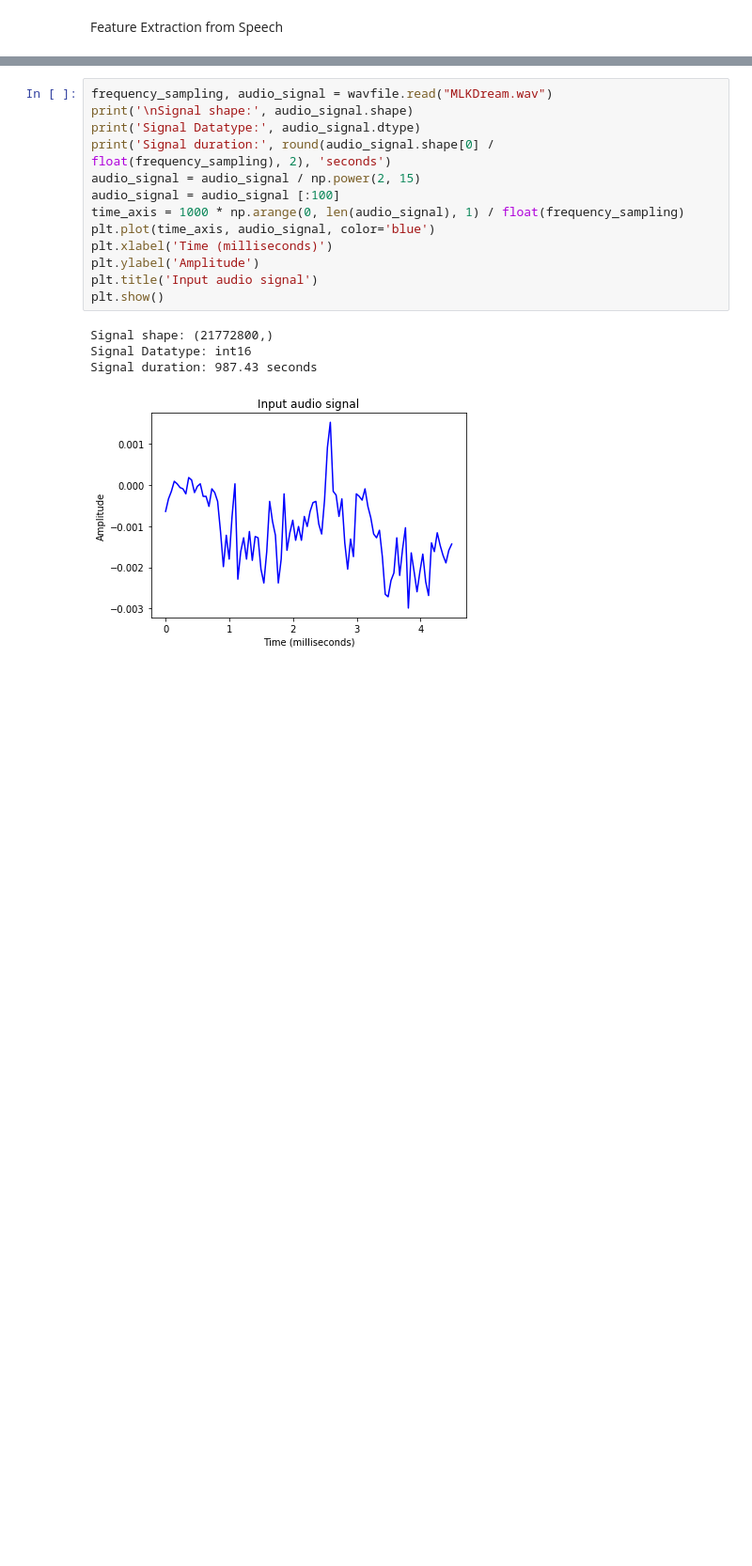
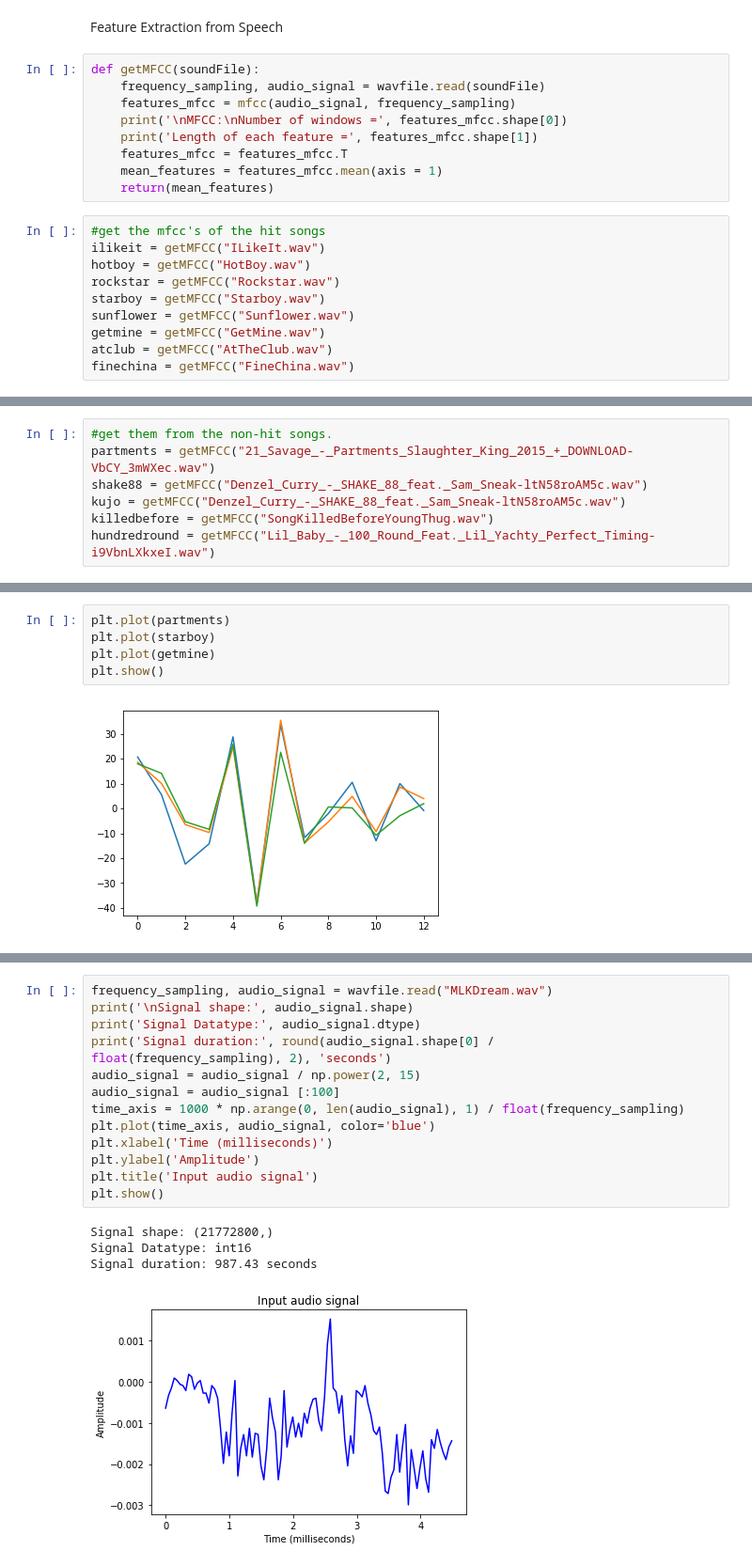
Before and after one commit to cyrusParvereshi/HipHop-R-B_Hit_Song_Prediction, a Jupyter notebook: SoundAnalysis/soundAnalysisPractice.ipynb, the cells around one changed output, grey strips where cells are left out. Shown at 94% size. Drawn from its saved outputs; the diff is of its cells as text; blank space fills up the shorter version.

Commit message:
got the MFC matrices, saved combined averages in mfccDF.pkl

```diff
--- a/SoundAnalysis/soundAnalysisPractice.ipynb
+++ b/SoundAnalysis/soundAnalysisPractice.ipynb
@@ -23,2 +24,21 @@ I'm a motherfuking Starboy
 # %% [markdown]
 Feature Extraction from Speech
+# %%
+def getMFCC(soundFile):
+    frequency_sampling, audio_signal = wavfile.read(soundFile)
+    features_mfcc = mfcc(audio_signal, frequency_sampling)
+    print('\nMFCC:\nNumber of windows =', features_mfcc.shape[0])
+    print('Length of each feature =', features_mfcc.shape[1])
+    features_mfcc = features_mfcc.T
+    mean_features = features_mfcc.mean(axis = 1)
+    return(mean_features)
+# %%
+#get the mfcc's of the hit songs
+ilikeit = getMFCC("ILikeIt.wav")
+hotboy = getMFCC("HotBoy.wav")
+rockstar = getMFCC("Rockstar.wav")
+starboy = getMFCC("Starboy.wav")
+sunflower = getMFCC("Sunflower.wav")
+getmine = getMFCC("GetMine.wav")
+atclub = getMFCC("AtTheClub.wav")
+finechina = getMFCC("FineChina.wav")
@@ -24,0 +71,7 @@ Feature Extraction from Speech
+# %%
+#get them from the non-hit songs.
+partments = getMFCC("21_Savage_-_Partments_Slaughter_King_2015_+_DOWNLOAD-VbCY_3mWXec.wav")
+shake88 = getMFCC("Denzel_Curry_-_SHAKE_88_feat._Sam_Sneak-ltN58roAM5c.wav")
+kujo = getMFCC("Denzel_Curry_-_SHAKE_88_feat._Sam_Sneak-ltN58roAM5c.wav")
+killedbefore = getMFCC("SongKilledBeforeYoungThug.wav")
+hundredround = getMFCC("Lil_Baby_-_100_Round_Feat._Lil_Yachty_Perfect_Timing-i9VbnLXkxeI.wav")
@@ -78,3 +124,10 @@ Length of each feature = 13
+# %%
+plt.plot(partments)
+plt.plot(starboy)
+plt.plot(getmine)
+plt.show()
+# %% [output]
+[figure, added]
 # %%
 filterbank_features = logfbank(audio_signal, frequency_sampling)
 print('\nFilter bank:\nNumber of windows =', filterbank_features.shape[0])
```
Also changed, not shown: parts of 8 cells of this notebook, 1 other file.
